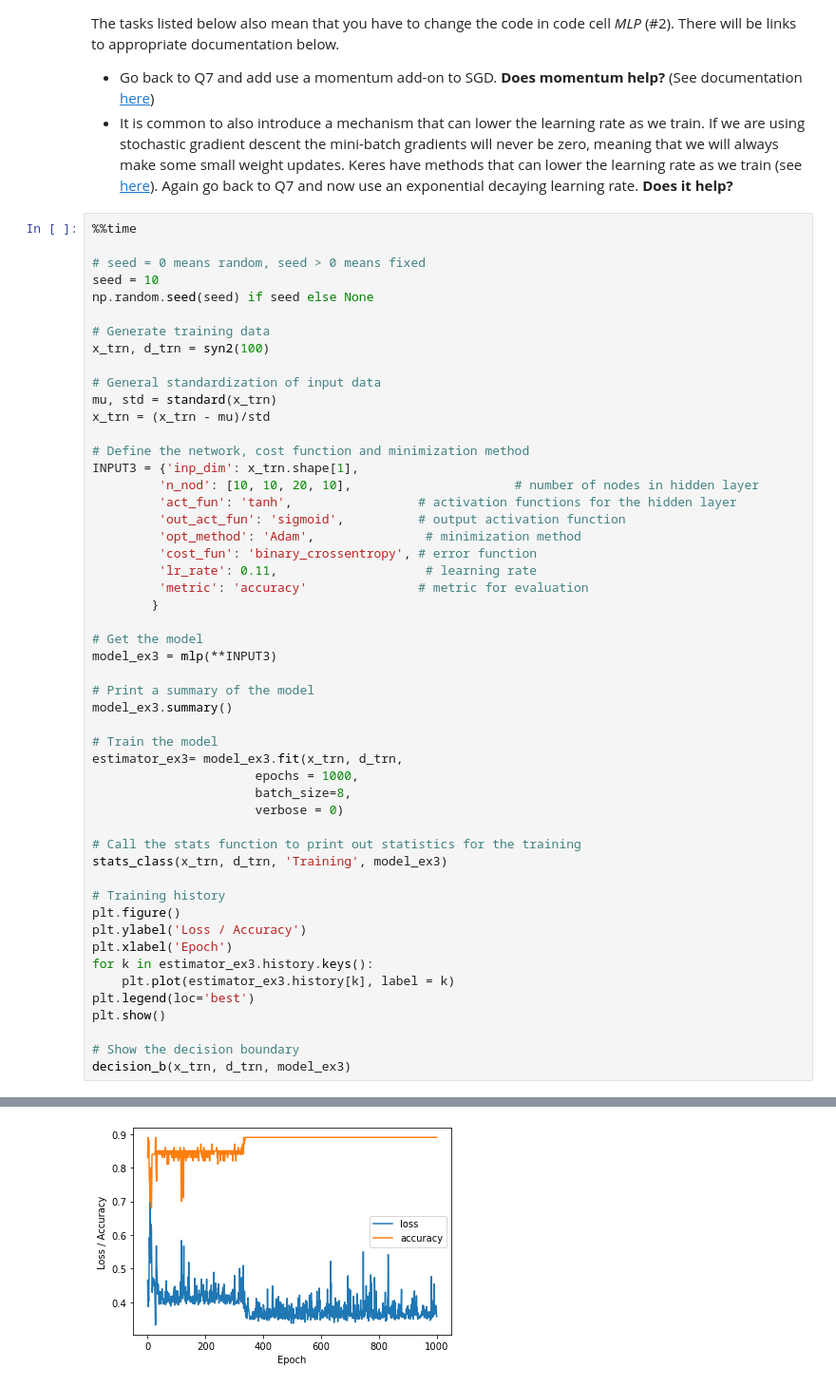
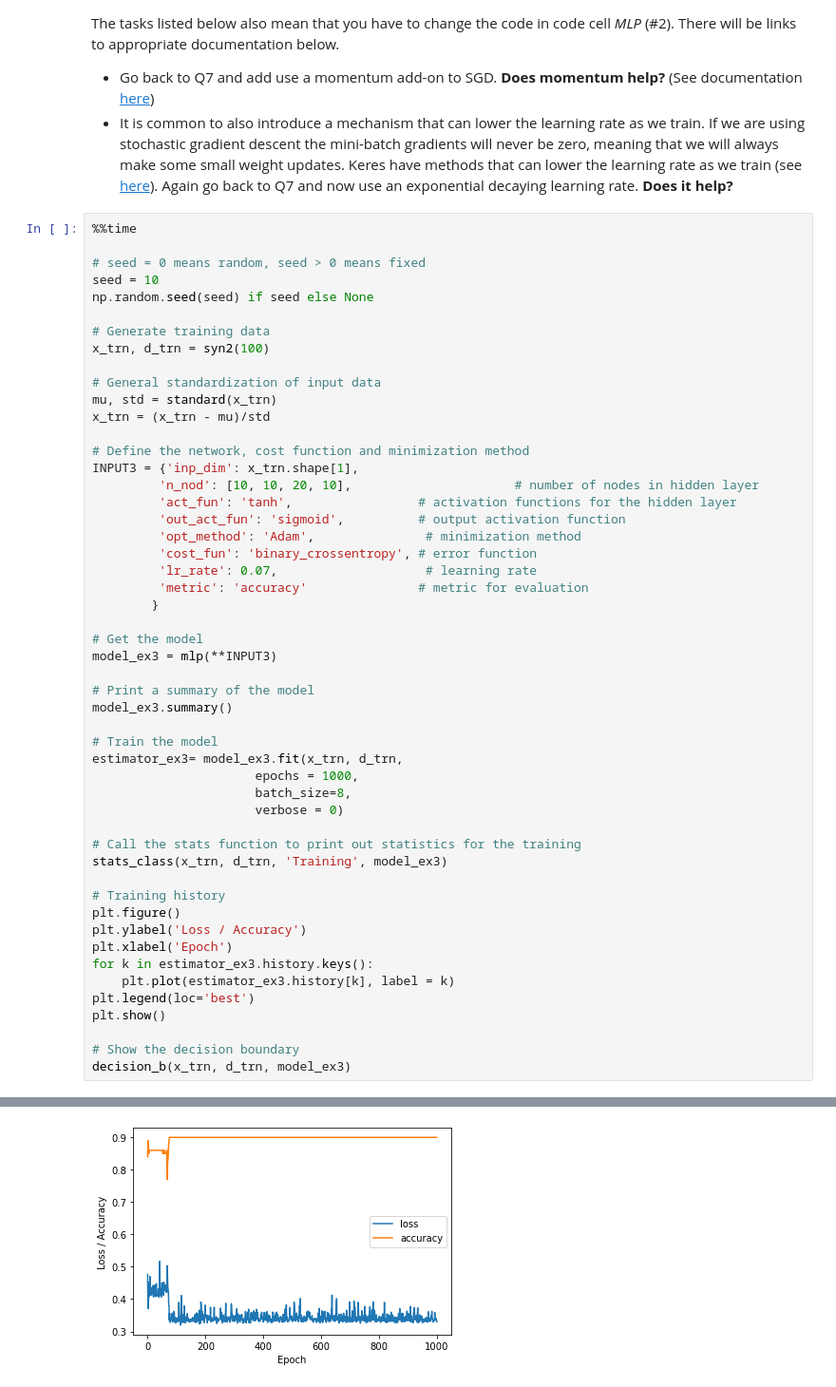
Before and after one commit to filipkalkan/EXTQ40, a Jupyter notebook: lab_1/lab1.ipynb, the cells around one changed output, grey strips where cells are left out. Shown at 95% size. Saved outputs shown, nothing was run; the diff lists cells and outputs as text.

```diff
--- a/lab_1/lab1.ipynb
+++ b/lab_1/lab1.ipynb
@@ -609,7 +609,7 @@ INPUT3 = {'inp_dim': x_trn.shape[1],
          'out_act_fun': 'sigmoid',          # output activation function
          'opt_method': 'Adam',               # minimization method
          'cost_fun': 'binary_crossentropy', # error function
-         'lr_rate': 0.11,                    # learning rate
+         'lr_rate': 0.07,                    # learning rate
          'metric': 'accuracy'               # metric for evaluation
         }
 
@@ -658,3 +658,3 @@ CEE             0.3439
 
  ##################################################
-[figure, old version]
+[figure, new version]
```
Also changed, not shown: parts of 2 cells of this notebook.
